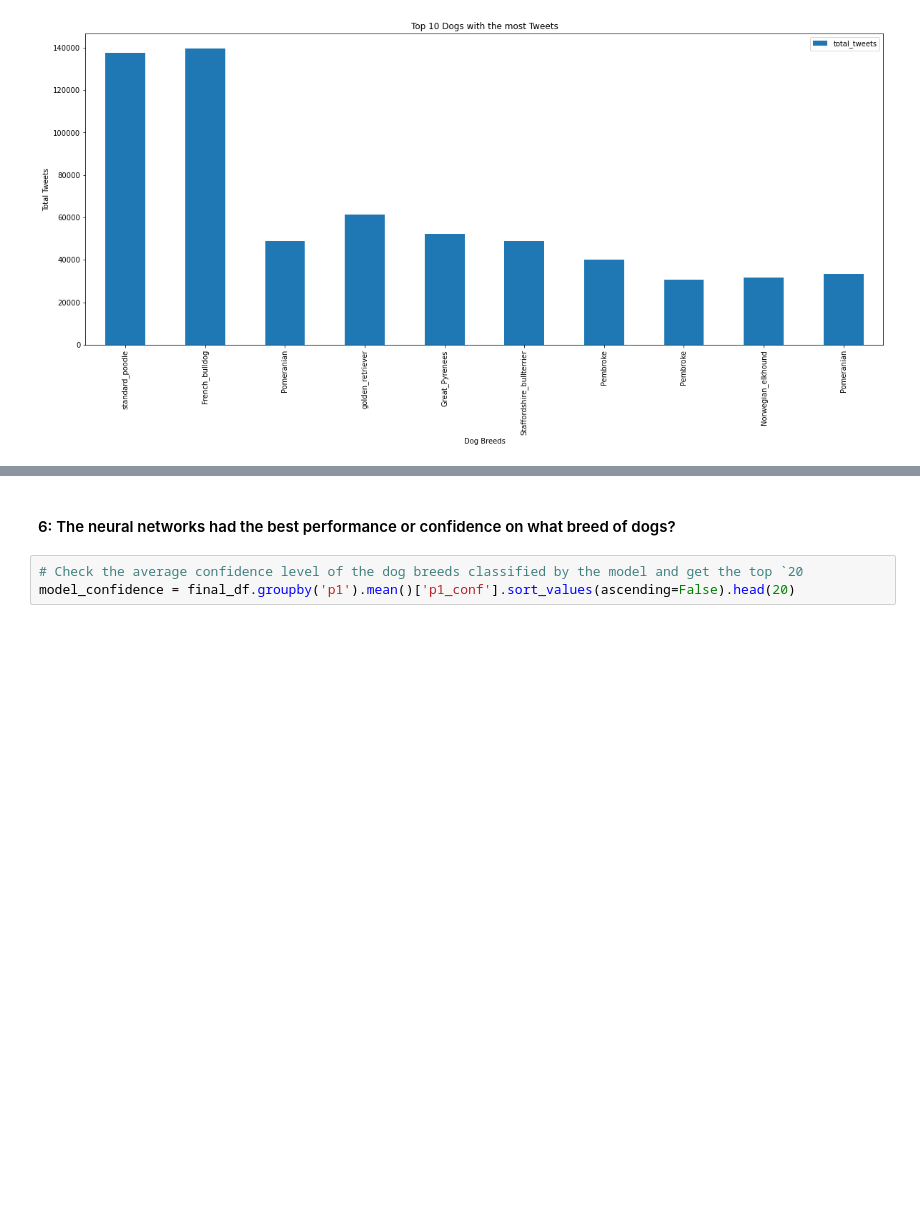
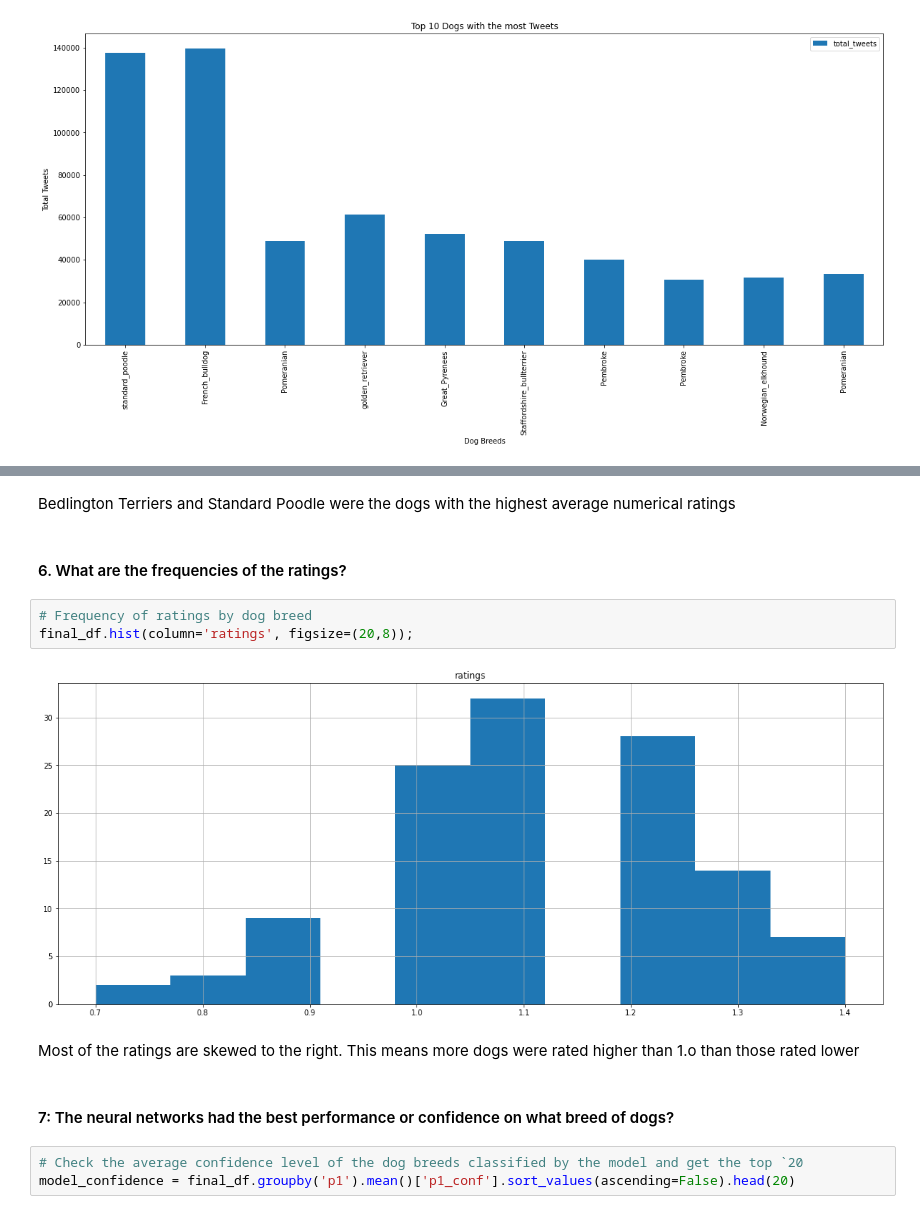
Before and after one commit to okabamac/data_wrangling_p2, a Jupyter notebook: wrangle_act.ipynb, the cells around one changed output, grey strips where cells are left out. Cells and saved outputs as stored; diff of their text form; blank space fills up the shorter version.

```diff
--- a/wrangle_act.ipynb
+++ b/wrangle_act.ipynb
@@ -1137,5 +1163,16 @@ breed_ratings.plot(kind='bar', x='p1', y='rating_numerator', figsize = (20, 8),
+# %% [markdown]
+Bedlington Terriers and Standard Poodle were the dogs with the highest average numerical ratings
+# %% [markdown]
+#### 6. What are the frequencies of the ratings?
+# %%
+# Frequency of ratings by dog breed
+final_df.hist(column='ratings', figsize=(20,8));
+# %% [output]
+[figure, added]
+# %% [markdown]
+Most of the ratings are skewed to the right. This means more dogs were rated higher than 1.o than those rated lower
 # %% [markdown]
-#### 6: The neural networks had the best performance or confidence on what breed of dogs?
+#### 7: The neural networks had the best performance or confidence on what breed of dogs?
 # %%
 # Check the average confidence level of the dog breeds classified by the model and get the top `20
 model_confidence = final_df.groupby('p1').mean()['p1_conf'].sort_values(ascending=False).head(20)
```
Also changed, not shown: parts of 48 cells of this notebook, 2 other files.
